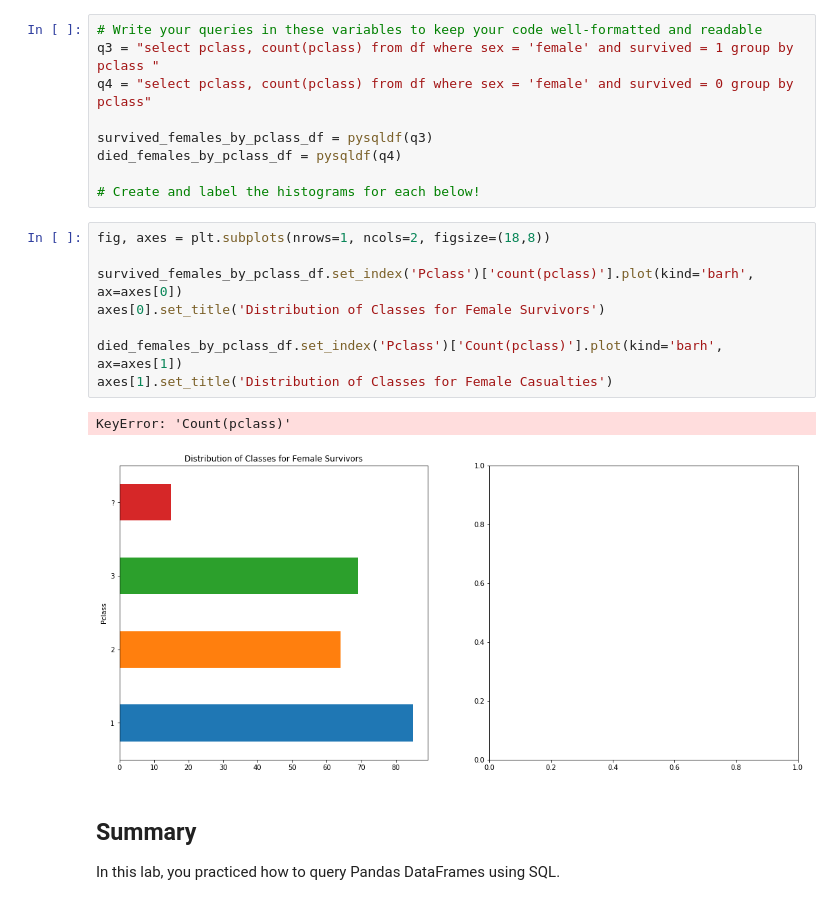
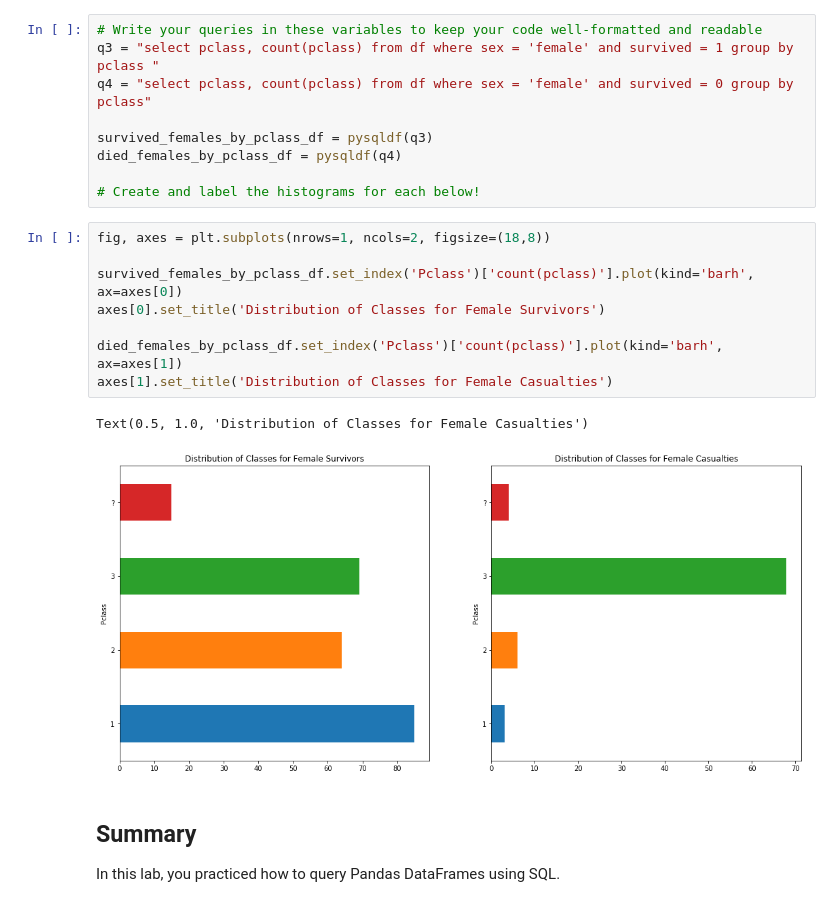
Before and after one commit to yuwenwang169/dsc-enterprise-hsbc-using-sql-with-pandas-lab-hsbc-ds-081319, a Jupyter notebook: index.ipynb, the cells around one changed output. Drawn from its saved outputs; the diff is of its cells as text.

```diff
--- a/index.ipynb
+++ b/index.ipynb
@@ -335,14 +335,14 @@ died_females_by_pclass_df = pysqldf(q4)
 # %%
 fig, axes = plt.subplots(nrows=1, ncols=2, figsize=(18,8))
 
 survived_females_by_pclass_df.set_index('Pclass')['count(pclass)'].plot(kind='barh', ax=axes[0])
 axes[0].set_title('Distribution of Classes for Female Survivors')
 
-died_females_by_pclass_df.set_index('Pclass')['Count(pclass)'].plot(kind='barh', ax=axes[1])
+died_females_by_pclass_df.set_index('Pclass')['count(pclass)'].plot(kind='barh', ax=axes[1])
 axes[1].set_title('Distribution of Classes for Female Casualties')
 # %% [output]
-KeyError: 'Count(pclass)'
+Text(0.5, 1.0, 'Distribution of Classes for Female Casualties')
-[figure, old version]
+[figure, new version]
 # %% [markdown]
 ## Summary
 
```
